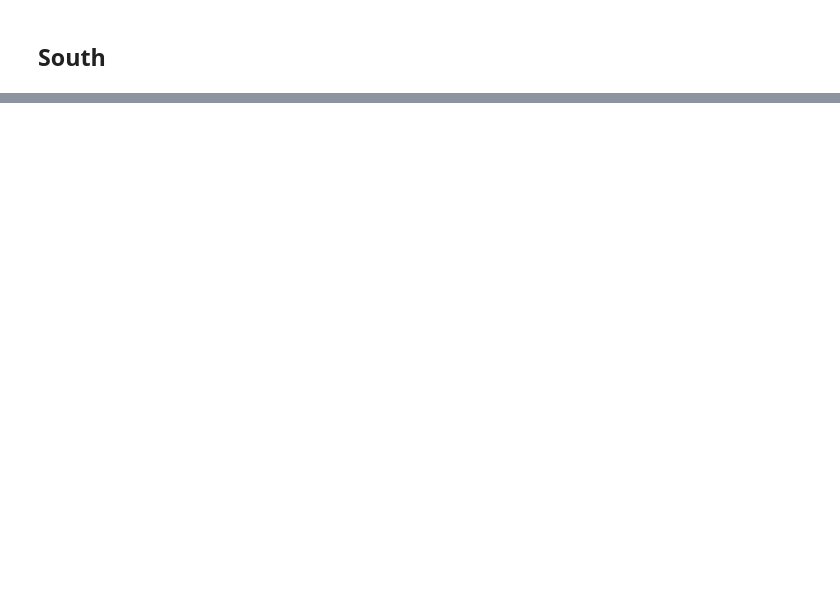
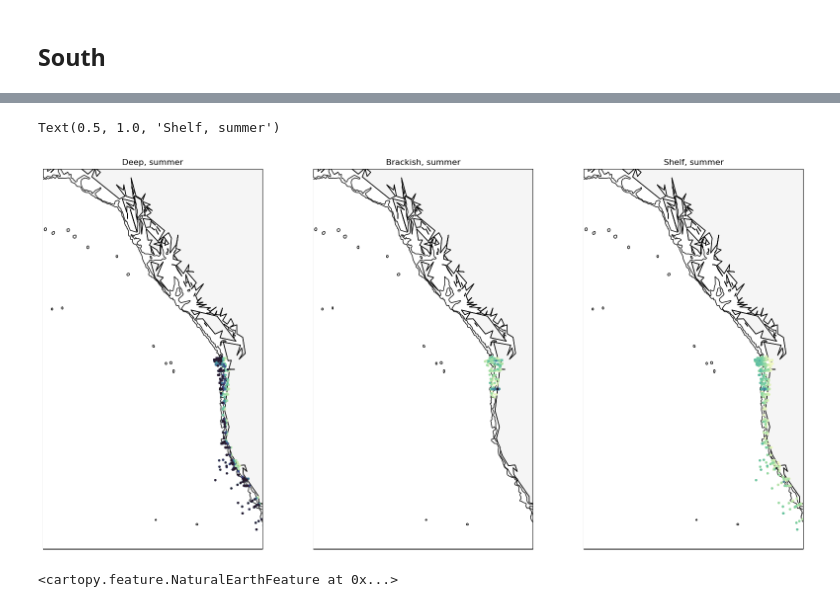
Before and after one commit to UBC-MOAD/analysis-becca, a Jupyter notebook: LiveOcean/tracers/wm_obs.ipynb, the cells around one changed output, grey strips where cells are left out. Cells and saved outputs as stored; diff of their text form; code cells hidden in the pictures; blank space fills up the shorter version.

```diff
--- a/LiveOcean/tracers/wm_obs.ipynb
+++ b/LiveOcean/tracers/wm_obs.ipynb
@@ -169,0 +300,59 @@ for i in range(len(ax)):
+# %%
+# take a look at where the different water masses are based on our current delineation
+# scatter over the map with points coloured by depth
+
+##########
+# SUMMER #
+##########
+
+fig, ax = plt.subplots(1,3, figsize=(20, 10), subplot_kw={'projection': crs.Mercator(np.mean(xlim), *ylim)})
+
+for axs in ax:
+    # Make plot area
+    axs.set_extent(xlim + ylim)
+
+    # Draw coastline
+    axs.add_feature(feature.GSHHSFeature('auto', facecolor='whitesmoke', zorder=2))
+    axs.add_feature(feature.GSHHSFeature('auto', edgecolor='k', zorder=4))
+
+    # and bathymetry..?
+    axs.add_feature(feature.NaturalEarthFeature(name='bathymetry_K_200', scale='10m', category='physical',facecolor='white', edgecolor='k',zorder=4))
+    axs.add_feature(feature.NaturalEarthFeature(name='bathymetry_J_1000', scale='10m', category='physical',facecolor='white', edgecolor='k',zorder=4))
+
+
+# deep
+lon = sob['longitude (degrees_east)'][(sob.region == 3)].reset_index(drop=True)
+lat = sob['latitude (degrees_north)'][(sob.region == 3)].reset_index(drop=True)
+z = sob['depth (m)'][(sob.region == 3)].reset_index(drop=True)
+idx = z.argsort()
+lon, lat, z = lon[idx], lat[idx], z[idx]
+
+ax[0].scatter(lon, lat, s=5,c=z,cmap=cm.cm.deep, transform=crs.PlateCarree(),zorder=7)
+ax[0].set_title('Deep, summer')
+
+# brackish
+lon = sob['longitude (degrees_east)'][(sob.region == 4)].reset_index(drop=True)
+lat = sob['latitude (degrees_north)'][(sob.region == 4)].reset_index(drop=True)
+z = sob['depth (m)'][(sob.region == 4)].reset_index(drop=True)
+idx = z.argsort()
+lon, lat, z = lon[idx], lat[idx], z[idx]
+
+ax[1].scatter(lon, lat, s=5,c=z,cmap=cm.cm.deep, transform=crs.PlateCarree(),zorder=7)
+ax[1].set_title('Brackish, summer')
+
+# shelf
+lon = sob['longitude (degrees_east)'][(sob.region == 5)].reset_index(drop=True)
+lat = sob['latitude (degrees_north)'][(sob.region == 5)].reset_index(drop=True)
+z = sob['depth (m)'][(sob.region == 5)].reset_index(drop=True)
+idx = z.argsort()
+lon, lat, z = lon[idx], lat[idx], z[idx]
+
+ax[2].scatter(lon, lat, s=5,c=z,cmap=cm.cm.deep, transform=crs.PlateCarree(),zorder=7)
+ax[2].set_title('Shelf, summer')
+# %% [output]
+Text(0.5, 1.0, 'Shelf, summer')
+[figure, added]
+# %%
+feature.NaturalEarthFeature(name='bathymetry_K_200', scale='10m', category='physical',facecolor='white', edgecolor='k',zorder=4)
+# %% [output]
+<cartopy.feature.NaturalEarthFeature at 0x...>
```
Also changed, not shown: parts of 22 cells of this notebook, 2 other files.
